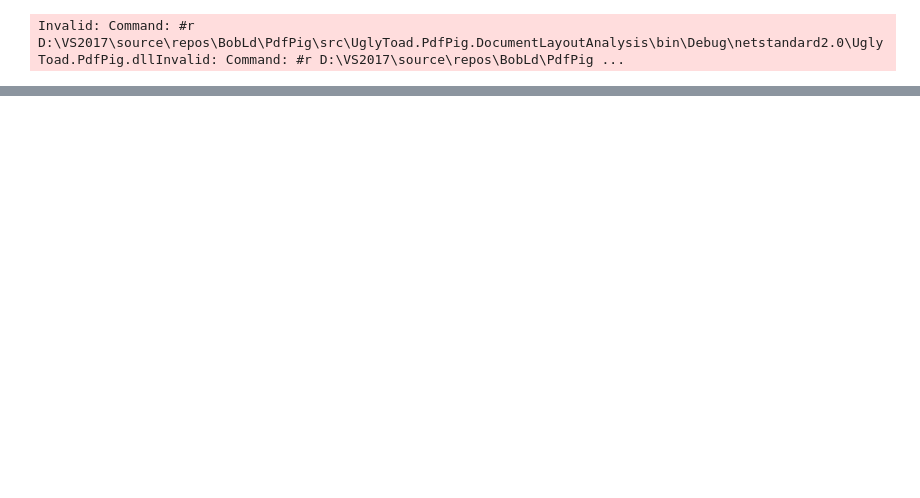
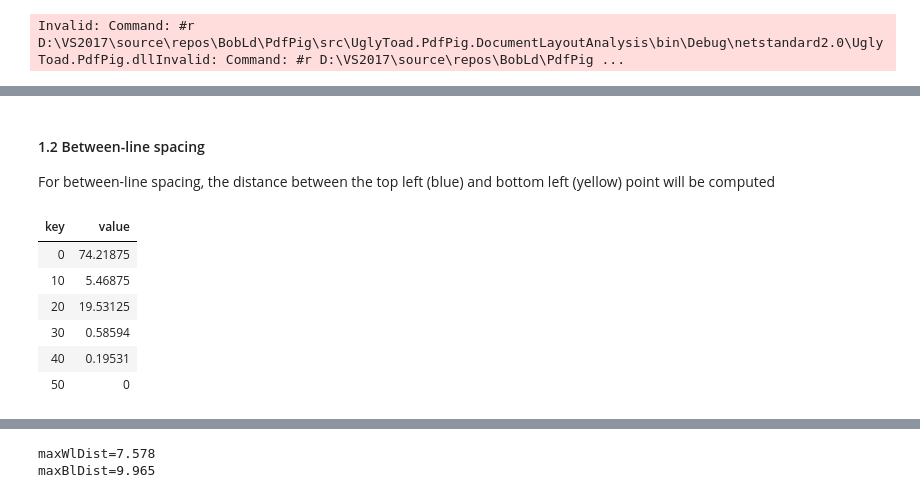
Before and after one commit to BobLd/simple-docstrum, a Jupyter notebook: Simple Docstrum v1.ipynb, the cells around one changed output, grey strips where cells are left out. Saved outputs shown, nothing was run; the diff lists cells and outputs as text; code cells hidden in the pictures; blank space fills up the shorter version.

```diff
--- a/Simple Docstrum v1.ipynb
+++ b/Simple Docstrum v1.ipynb
@@ -57,0 +295,71 @@ foreach (var word in wordsRaw)
+# %% [markdown]
+#### 1.2 Between-line spacing
+For between-line spacing, the distance between the top left (blue) and bottom left (yellow) point will be computed
+# %%
+KdTree<Word> kdTreeBL = new KdTree<Word>(words, w => w.BoundingBox.TopLeft);
+
+// Create distribution
+var betweenLineDistList = new List<double>();
+foreach (var candidateW in words)
+{
+    // 1.2.1 Find the 2 closest neighbours words to the candidate, using weighted euclidean distance that gives more weight to x axis.
+    // Words on the same 'column' (same x) have more chance to be neighbours
+    // NB: might need to use a different method with rotated words
+    foreach (var n in kdTreeBL.FindNearestNeighbours(candidateW, 2, w => w.BoundingBox.BottomLeft, (p1, p2) => Distances.WeightedEuclidean(p1, p2, 2)))
+    {
+        // 1.2.2 Check if the candidate words is within the angle
+        var angle = Distances.Angle(candidateW.BoundingBox.Centroid, n.Item1.BoundingBox.Centroid);
+        if (betweenLine.Contains(angle))
+        {
+            // 1.2.3 Compute the vertical (between-line) distance between the candidate
+            // and the neighbour and add it to the between-line distances list
+            betweenLineDistList.Add(Distances.Vertical(candidateW.BoundingBox.BottomLeft, n.Item1.BoundingBox.TopLeft));
+        }
+    }
+}
+
+// Compute average peak value of distribution
+int blBinSize = 10;
+var blDist = GetPeakAverageDistance(betweenLineDistList, blBinSize).Value;
+
+// Plot histogram``
+var histoBl = new Graph.Histogram()
+{
+    x = betweenLineDistList,
+    xbins = new Graph.Xbins()
+    {
+        start = 0,
+        end = Math.Ceiling(betweenLineDistList.Max()),
+        size = blBinSize
+    },
+    text = "",
+    name = "",
+    histnorm = "percent"
+};
+
+var lineBlAvg = new Graph.Scatter()
+{
+    x = new[] { blDist },
+    y = new[] { 0 },
+    mode = "markers",
+    name = "bl distance",
+    marker = new Graph.Marker()
+    {
+        color = "red",
+        size = 10
+    }
+};
+
+var plotBl = Chart.Plot(new Graph.Trace[] { histoBl, lineBlAvg });
+plotBl.WithLayout(new Layout.Layout() { title = "Distribution of between-line distances", showlegend = false, hovermode = "closest" });
+plotBl.WithXTitle("distance");
+plotBl.WithYTitle("%");
+display(plotBl);
+# %% [output]
+| key | value |
+| 0 | 74.21875 |
+| 10 | 5.46875 |
+| 20 | 19.53125 |
+| 30 | 0.58594 |
+| 40 | 0.19531 |
+| 50 | 0 |
@@ -57,0 +367,8 @@ foreach (var word in wordsRaw)
+# %%
+double maxWlDist = 3.0 * wlDist; // Math.Min(3.0 * wlDist, 1.4142 * blDist); sqrt(2) * blDist
+double maxBlDist = blDist * 1.3;
+Console.WriteLine("maxWlDist=" + Math.Round(maxWlDist, 3));
+Console.WriteLine("maxBlDist=" + Math.Round( maxBlDist,3));
+# %% [output]
+maxWlDist=7.578
+maxBlDist=9.965
```
Also changed, not shown: parts of 20 cells of this notebook.
